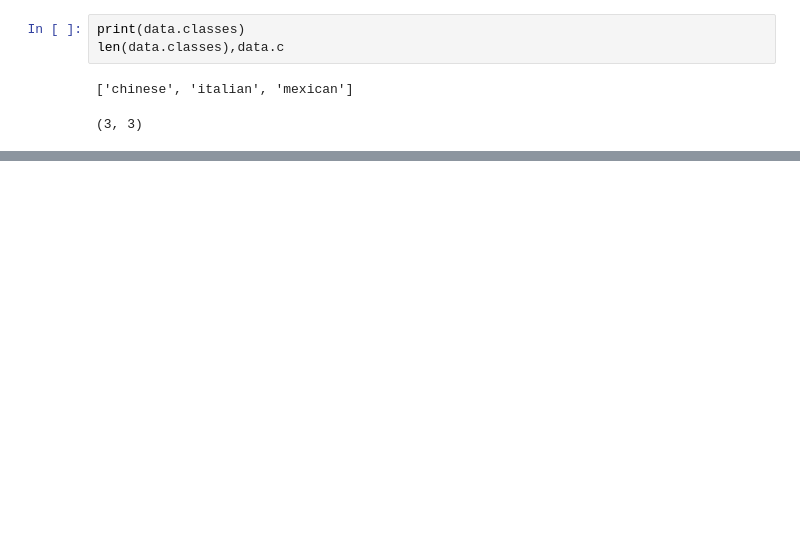
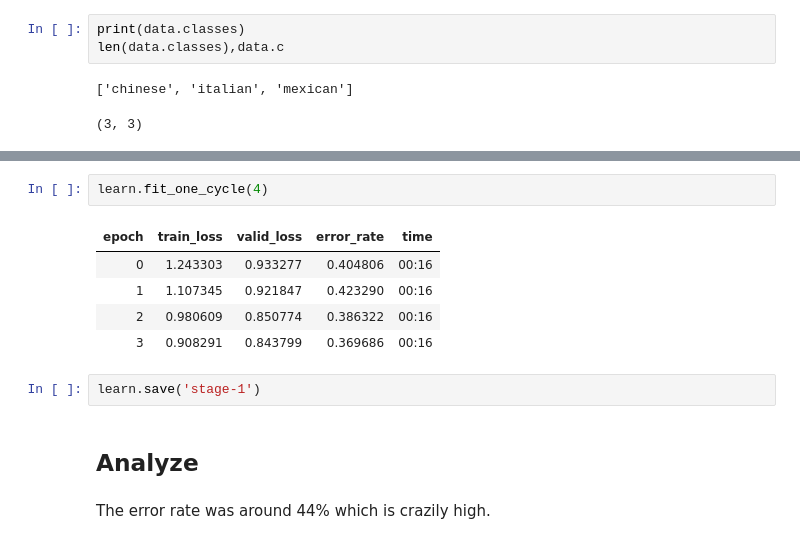
Before and after one commit to hanjoes/fastai-cnn, a Jupyter notebook: fastai_cnn.ipynb, the cells around one changed output, grey strips where cells are left out. Saved outputs shown, nothing was run; the diff lists cells and outputs as text; blank space fills up the shorter version.

```diff
--- a/fastai_cnn.ipynb
+++ b/fastai_cnn.ipynb
@@ -51,0 +73,14 @@ plt.imshow()
+# %%
+learn.fit_one_cycle(4)
+# %% [output]
+| epoch | train_loss | valid_loss | error_rate | time |
+| 0 | 1.243303 | 0.933277 | 0.404806 | 00:16 |
+| 1 | 1.107345 | 0.921847 | 0.423290 | 00:16 |
+| 2 | 0.980609 | 0.850774 | 0.386322 | 00:16 |
+| 3 | 0.908291 | 0.843799 | 0.369686 | 00:16 |
+# %%
+learn.save('stage-1')
+# %% [markdown]
+## Analyze
+# %% [markdown]
+The error rate was around 44% which is crazily high.
```
Also changed, not shown: parts of 12 cells of this notebook.
